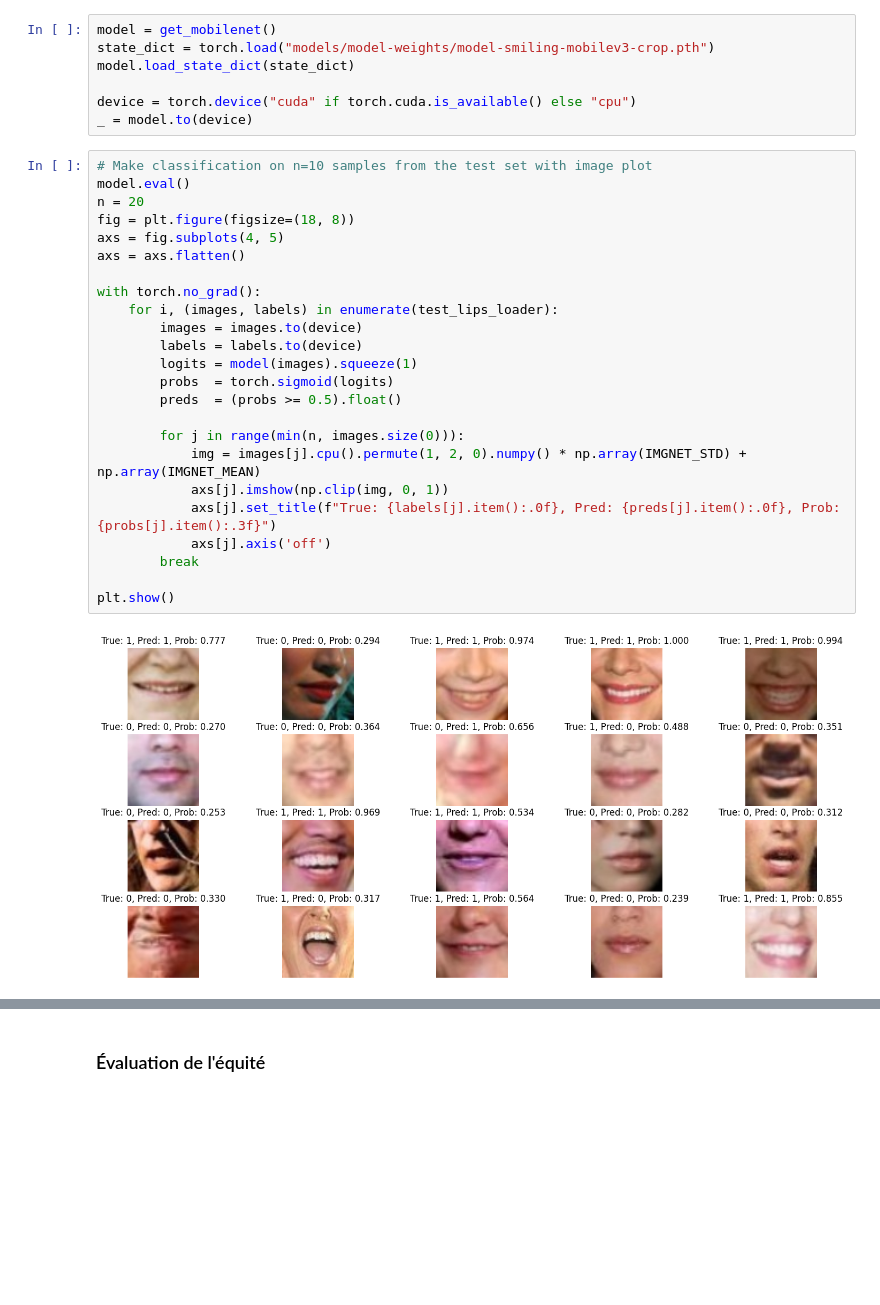
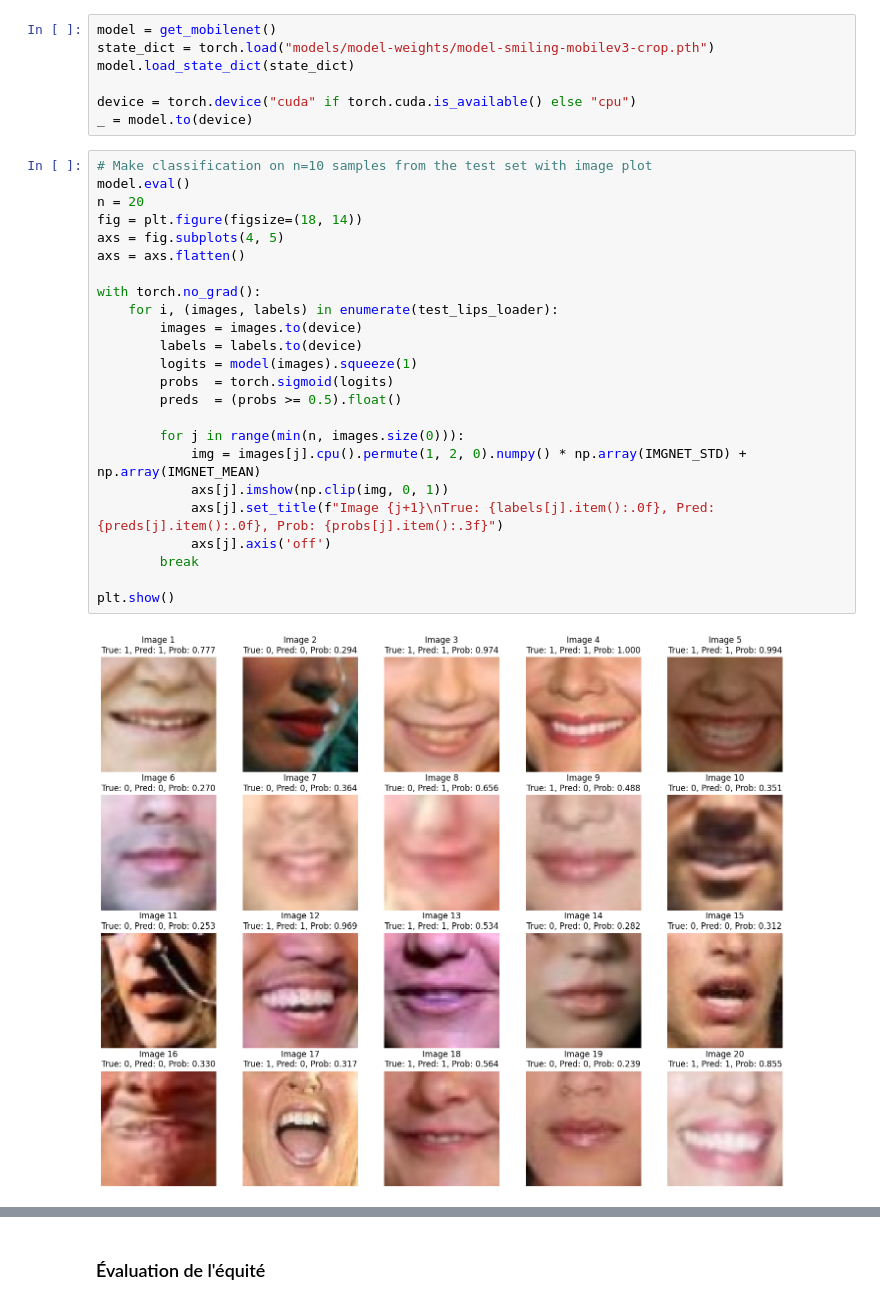
Before and after one commit to SarahL-1720/rexia-responsible-explainable-ai-project, a Jupyter notebook: alexandre_image_data.ipynb, the cells around one changed output, grey strips where cells are left out. Saved outputs shown, nothing was run; the diff lists cells and outputs as text; blank space fills up the shorter version.

Commit message:
Added analysis of smile feature for images

```diff
--- a/alexandre_image_data.ipynb
+++ b/alexandre_image_data.ipynb
@@ -334,26 +121,26 @@ _ = model.to(device)
 # %%
 # Make classification on n=10 samples from the test set with image plot
 model.eval()
 n = 20
-fig = plt.figure(figsize=(18, 8))
+fig = plt.figure(figsize=(18, 14))
 axs = fig.subplots(4, 5)
 axs = axs.flatten()
 
 with torch.no_grad():
     for i, (images, labels) in enumerate(test_lips_loader):
         images = images.to(device)
         labels = labels.to(device)
         logits = model(images).squeeze(1)
         probs  = torch.sigmoid(logits)
         preds  = (probs >= 0.5).float()
 
         for j in range(min(n, images.size(0))):
             img = images[j].cpu().permute(1, 2, 0).numpy() * np.array(IMGNET_STD) + np.array(IMGNET_MEAN)
             axs[j].imshow(np.clip(img, 0, 1))
-            axs[j].set_title(f"True: {labels[j].item():.0f}, Pred: {preds[j].item():.0f}, Prob: {probs[j].item():.3f}")
+            axs[j].set_title(f"Image {j+1}\nTrue: {labels[j].item():.0f}, Pred: {preds[j].item():.0f}, Prob: {probs[j].item():.3f}")
             axs[j].axis('off')
         break
 
 plt.show()
 # %% [output]
-[figure, old version]
+[figure, new version]
```
Also changed, not shown: parts of 32 cells of this notebook, 1 other file.
